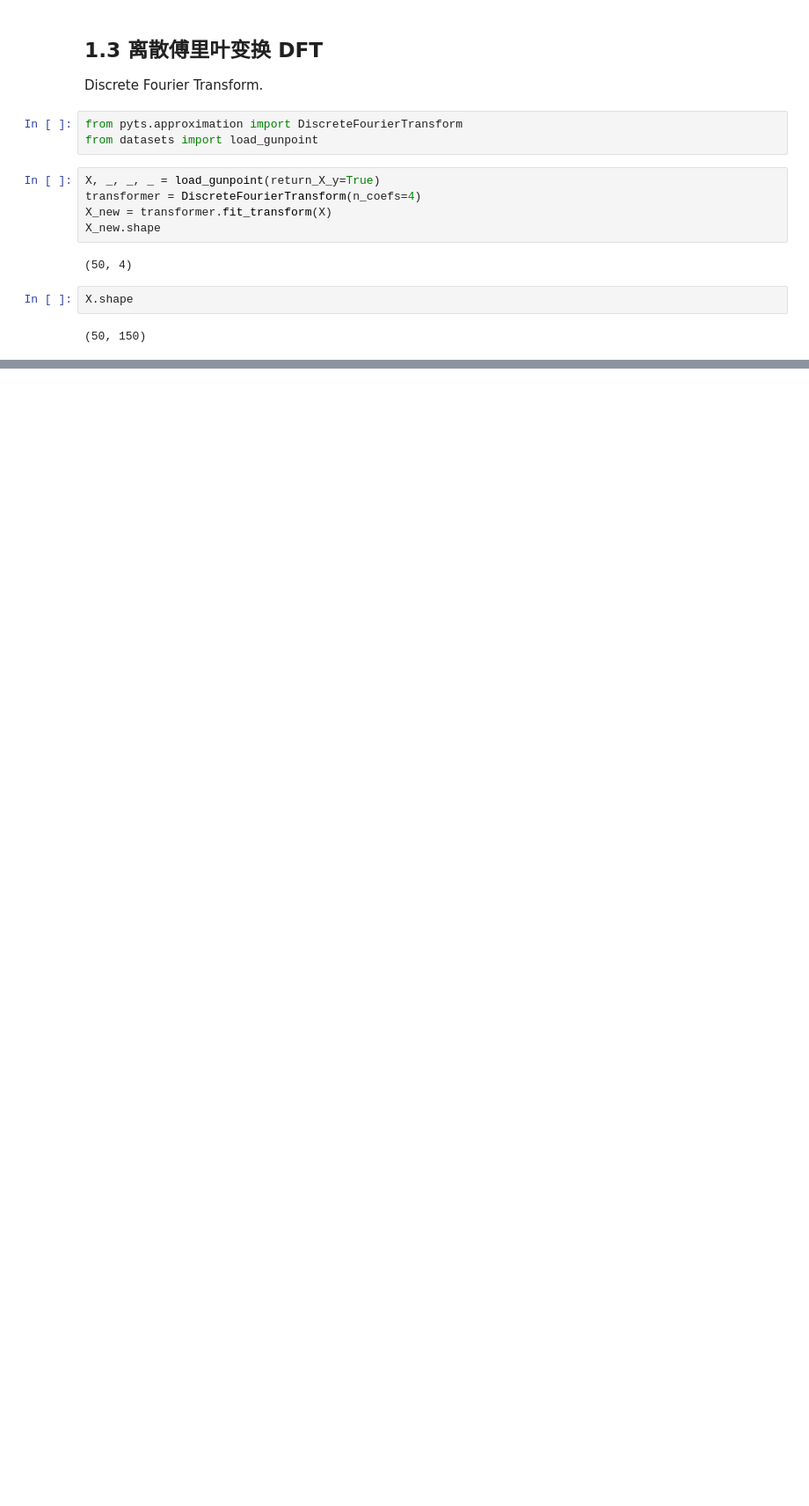
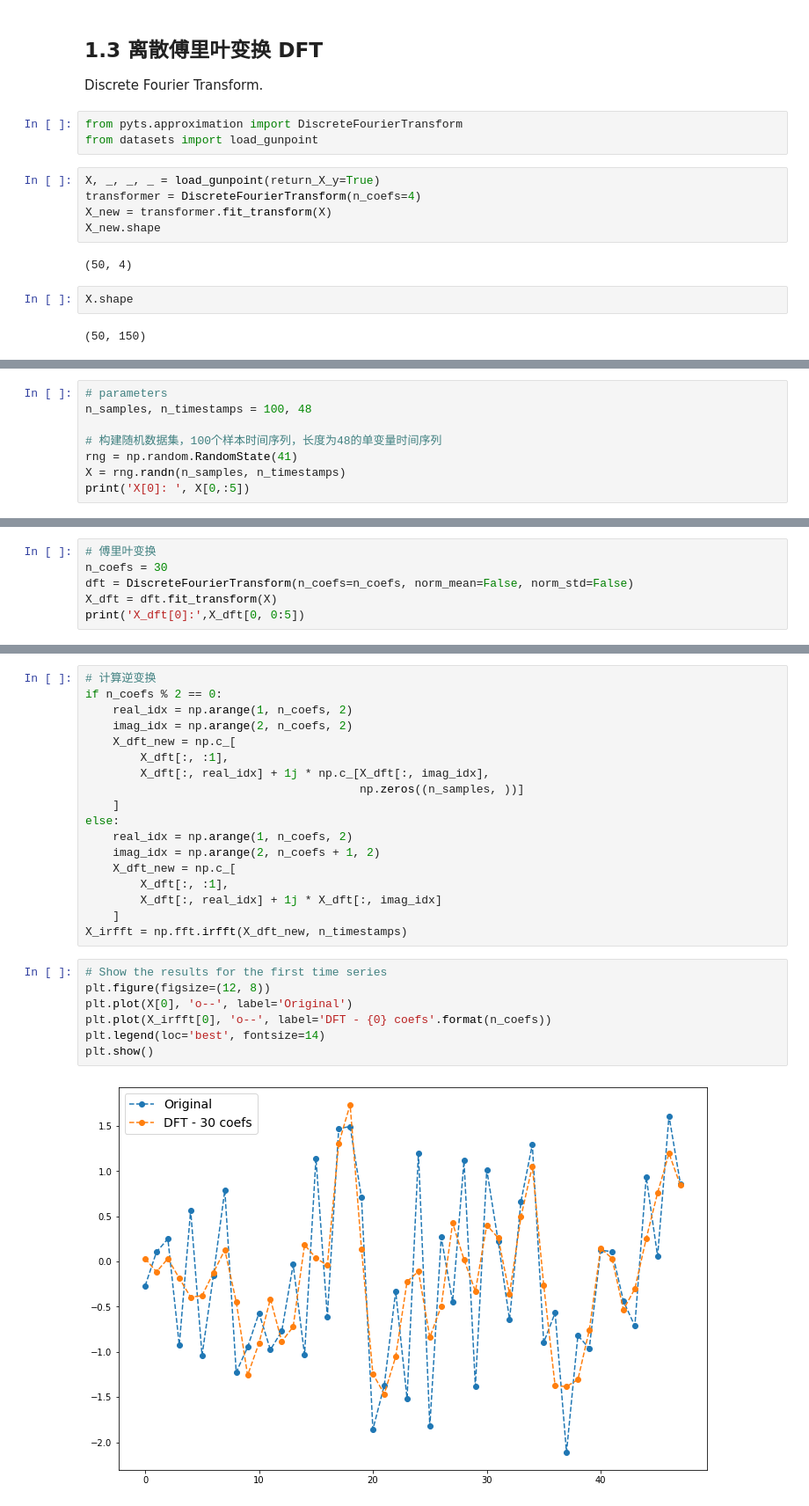
Before and after one commit to lihaoyi999/TSC, a Jupyter notebook: pyts_approximation.ipynb, the cells around one changed output, grey strips where cells are left out. Shown at 88% size. Saved outputs shown, nothing was run; the diff lists cells and outputs as text; blank space fills up the shorter version.

```diff
--- a/pyts_approximation.ipynb
+++ b/pyts_approximation.ipynb
@@ -100,0 +107,8 @@ X.shape
+# %%
+# parameters
+n_samples, n_timestamps = 100, 48
+
+# 构建随机数据集，100个样本时间序列，长度为48的单变量时间序列
+rng = np.random.RandomState(41)
+X = rng.randn(n_samples, n_timestamps)
+print('X[0]: ', X[0,:5])
@@ -100,0 +117,6 @@ X.shape
+# %%
+# 傅里叶变换
+n_coefs = 30
+dft = DiscreteFourierTransform(n_coefs=n_coefs, norm_mean=False, norm_std=False)
+X_dft = dft.fit_transform(X)
+print('X_dft[0]:',X_dft[0, 0:5])
@@ -100,0 +125,27 @@ X.shape
+# %%
+# 计算逆变换
+if n_coefs % 2 == 0:
+    real_idx = np.arange(1, n_coefs, 2)
+    imag_idx = np.arange(2, n_coefs, 2)
+    X_dft_new = np.c_[
+        X_dft[:, :1],
+        X_dft[:, real_idx] + 1j * np.c_[X_dft[:, imag_idx],
+                                        np.zeros((n_samples, ))]
+    ]
+else:
+    real_idx = np.arange(1, n_coefs, 2)
+    imag_idx = np.arange(2, n_coefs + 1, 2)
+    X_dft_new = np.c_[
+        X_dft[:, :1],
+        X_dft[:, real_idx] + 1j * X_dft[:, imag_idx]
+    ]
+X_irfft = np.fft.irfft(X_dft_new, n_timestamps)
+# %%
+# Show the results for the first time series
+plt.figure(figsize=(12, 8))
+plt.plot(X[0], 'o--', label='Original')
+plt.plot(X_irfft[0], 'o--', label='DFT - {0} coefs'.format(n_coefs))
+plt.legend(loc='best', fontsize=14)
+plt.show()
+# %% [output]
+[figure, added]
```
Also changed, not shown: parts of 25 cells of this notebook.
